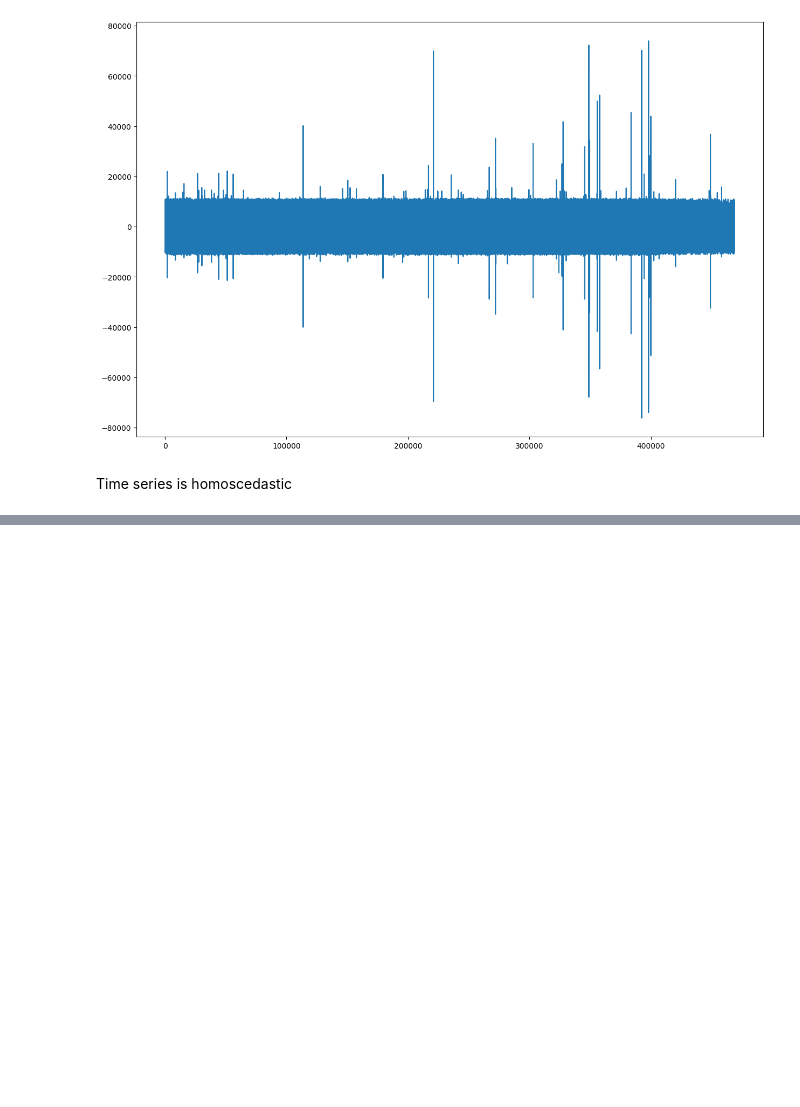
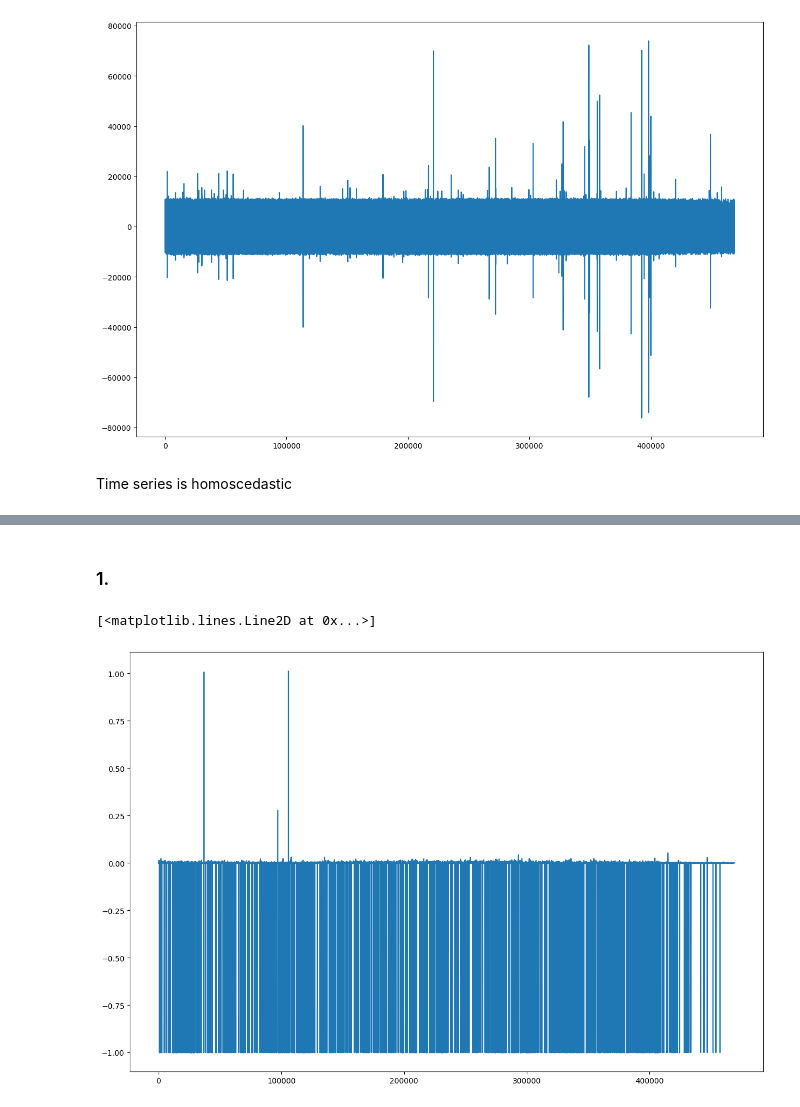
Before and after one commit to SpaceXAlphaBravoCharlie/Diplomski, a Jupyter notebook: Diplomski.ipynb, the cells around one changed output, grey strips where cells are left out. Cells and saved outputs as stored; diff of their text form; code cells hidden in the pictures; blank space fills up the shorter version.

```diff
--- a/Diplomski.ipynb
+++ b/Diplomski.ipynb
@@ -1060,0 +1087,8 @@ Time series is homoscedastic
+# %% [markdown]
+### 1.
+# %%
+figure(figsize=(15, 10))
+plt.plot(logs_df["request_processing_time"])
+# %% [output]
+[<matplotlib.lines.Line2D at 0x...>]
+[figure, added]
```
Also changed, not shown: parts of 15 cells of this notebook.
